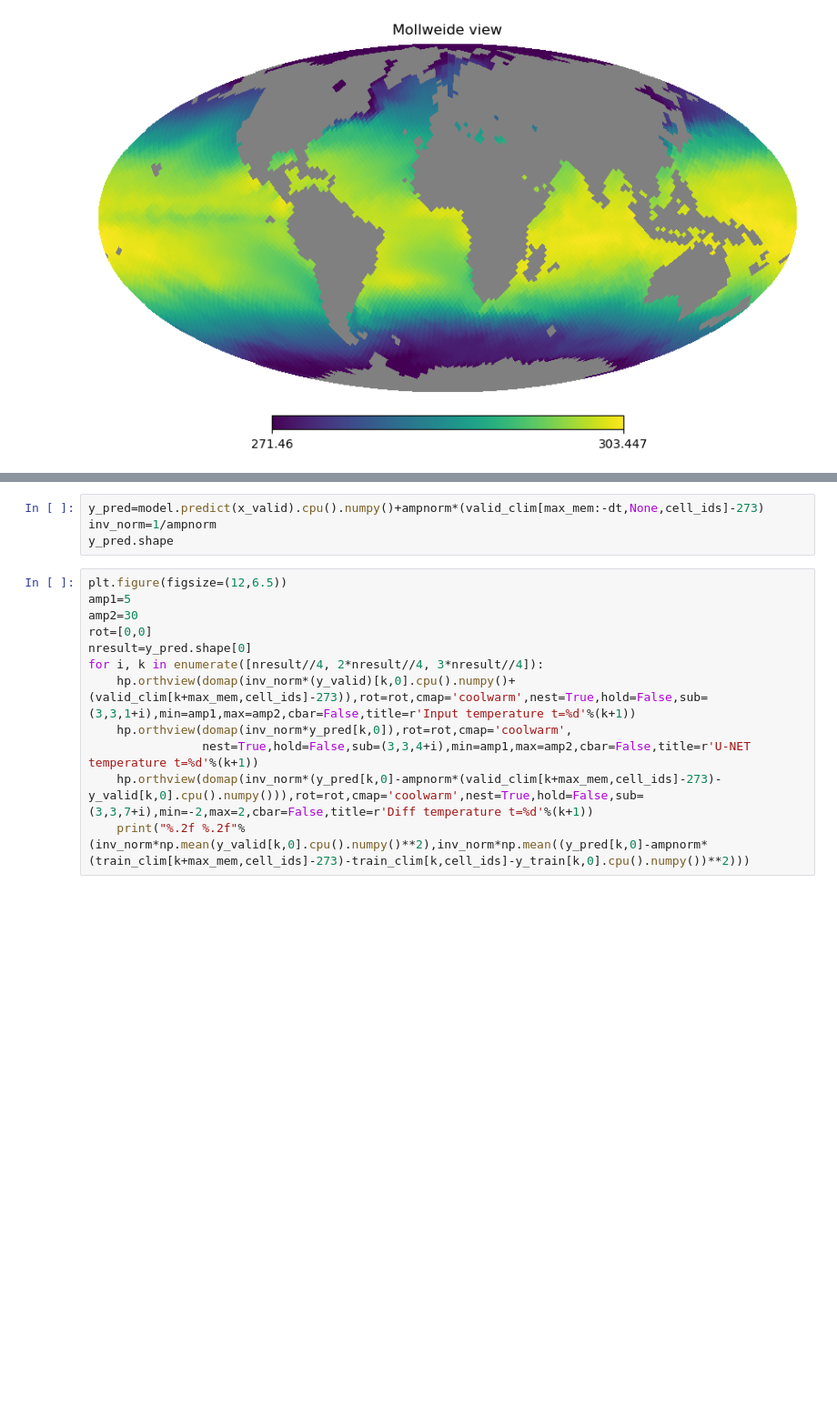
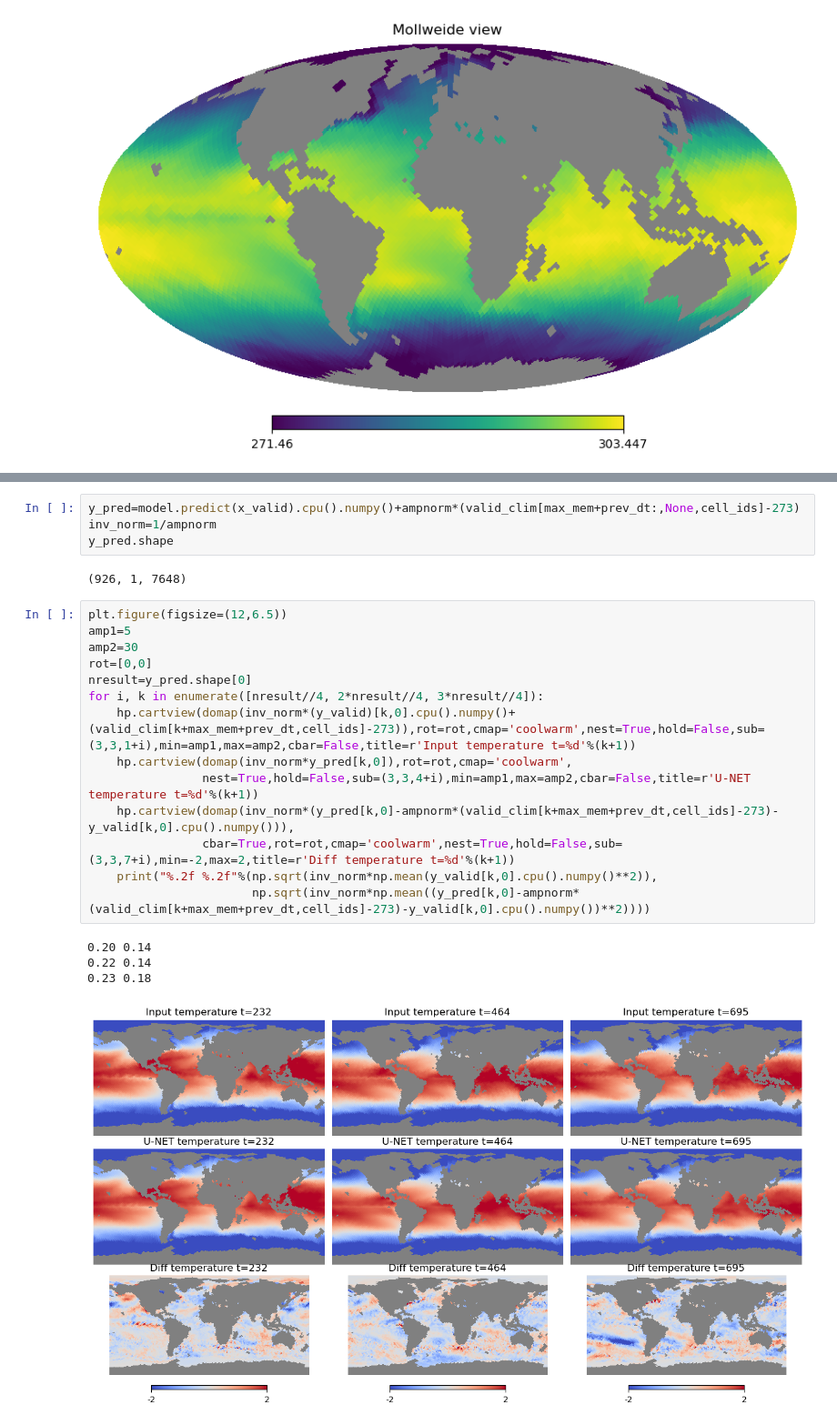
Before and after one commit to jmdelouis/Shere_HEALPIX_CNN, a Jupyter notebook: CNN_ecmwf.ipynb, the cells around one changed output, grey strips where cells are left out. Shown at 91% size. Cells and saved outputs as stored; diff of their text form; blank space fills up the shorter version.

```diff
--- a/CNN_ecmwf.ipynb
+++ b/CNN_ecmwf.ipynb
@@ -343,19 +356,28 @@ for k in range(12):
 # %%
-y_pred=model.predict(x_valid).cpu().numpy()+ampnorm*(valid_clim[max_mem:-dt,None,cell_ids]-273)
+y_pred=model.predict(x_valid).cpu().numpy()+ampnorm*(valid_clim[max_mem+prev_dt:,None,cell_ids]-273)
 inv_norm=1/ampnorm
 y_pred.shape
+# %% [output]
+(926, 1, 7648)
 # %%
 plt.figure(figsize=(12,6.5))
 amp1=5
 amp2=30
 rot=[0,0]
 nresult=y_pred.shape[0]
 for i, k in enumerate([nresult//4, 2*nresult//4, 3*nresult//4]):
-    hp.orthview(domap(inv_norm*(y_valid)[k,0].cpu().numpy()+(valid_clim[k+max_mem,cell_ids]-273)),rot=rot,cmap='coolwarm',nest=True,hold=False,sub=(3,3,1+i),min=amp1,max=amp2,cbar=False,title=r'Input temperature t=%d'%(k+1))
-    hp.orthview(domap(inv_norm*y_pred[k,0]),rot=rot,cmap='coolwarm',
+    hp.cartview(domap(inv_norm*(y_valid)[k,0].cpu().numpy()+(valid_clim[k+max_mem+prev_dt,cell_ids]-273)),rot=rot,cmap='coolwarm',nest=True,hold=False,sub=(3,3,1+i),min=amp1,max=amp2,cbar=False,title=r'Input temperature t=%d'%(k+1))
+    hp.cartview(domap(inv_norm*y_pred[k,0]),rot=rot,cmap='coolwarm',
                 nest=True,hold=False,sub=(3,3,4+i),min=amp1,max=amp2,cbar=False,title=r'U-NET temperature t=%d'%(k+1))
-    hp.orthview(domap(inv_norm*(y_pred[k,0]-ampnorm*(valid_clim[k+max_mem,cell_ids]-273)-y_valid[k,0].cpu().numpy())),rot=rot,cmap='coolwarm',nest=True,hold=False,sub=(3,3,7+i),min=-2,max=2,cbar=False,title=r'Diff temperature t=%d'%(k+1))
-    print("%.2f %.2f"%(inv_norm*np.mean(y_valid[k,0].cpu().numpy()**2),inv_norm*np.mean((y_pred[k,0]-ampnorm*(train_clim[k+max_mem,cell_ids]-273)-train_clim[k,cell_ids]-y_train[k,0].cpu().numpy())**2)))
+    hp.cartview(domap(inv_norm*(y_pred[k,0]-ampnorm*(valid_clim[k+max_mem+prev_dt,cell_ids]-273)-y_valid[k,0].cpu().numpy())),
+                cbar=True,rot=rot,cmap='coolwarm',nest=True,hold=False,sub=(3,3,7+i),min=-2,max=2,title=r'Diff temperature t=%d'%(k+1))
+    print("%.2f %.2f"%(np.sqrt(inv_norm*np.mean(y_valid[k,0].cpu().numpy()**2)),
+                       np.sqrt(inv_norm*np.mean((y_pred[k,0]-ampnorm*(valid_clim[k+max_mem+prev_dt,cell_ids]-273)-y_valid[k,0].cpu().numpy())**2))))
+# %% [output]
+0.20 0.14
+0.22 0.14
+0.23 0.18
+[figure, added]
 # %%
 hp.orthview(dem,rot=rot,cmap='Greys',nest=True,min=0,cbar=False)
 
```
Also changed, not shown: parts of 22 cells of this notebook, 1 other file.
